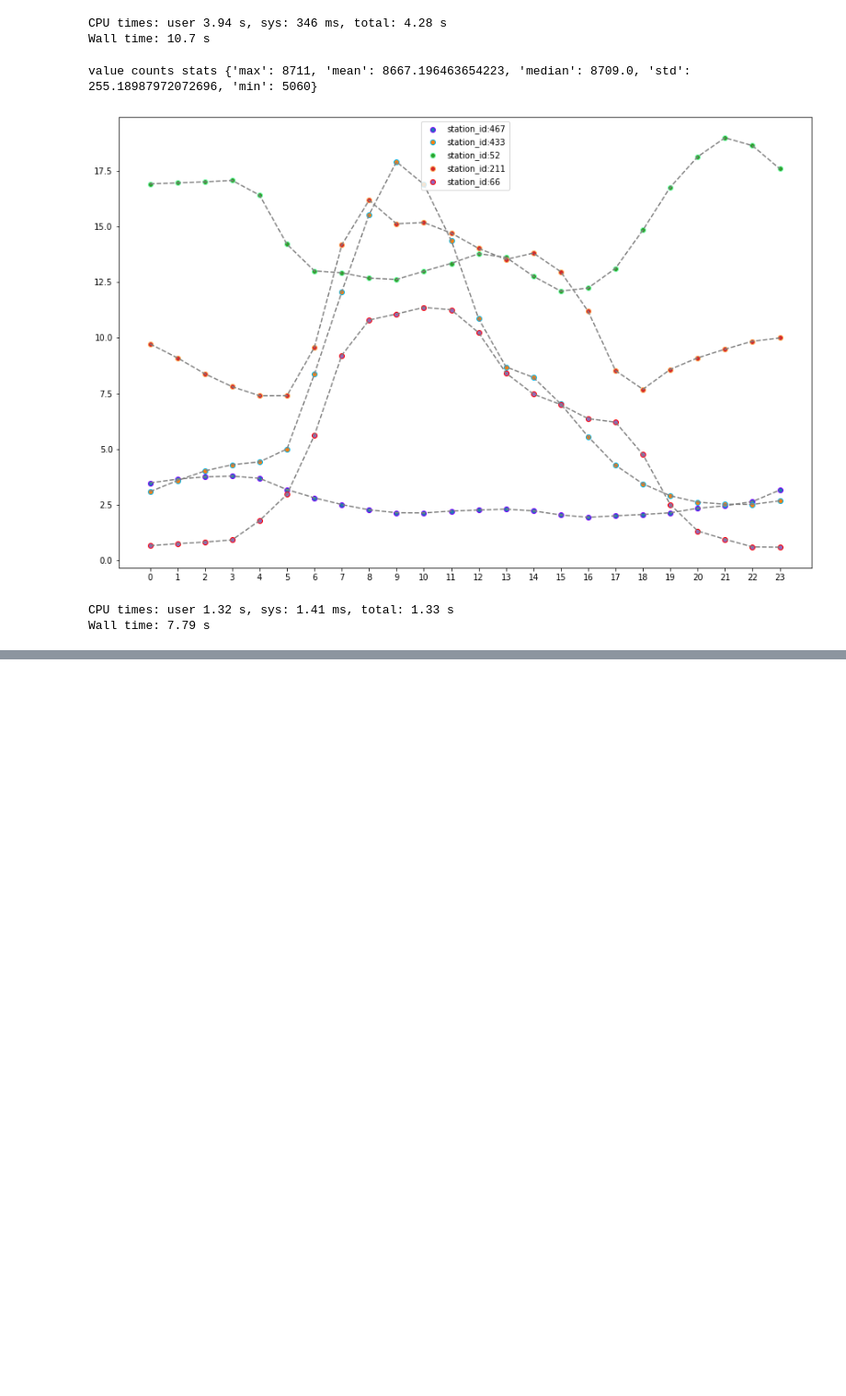
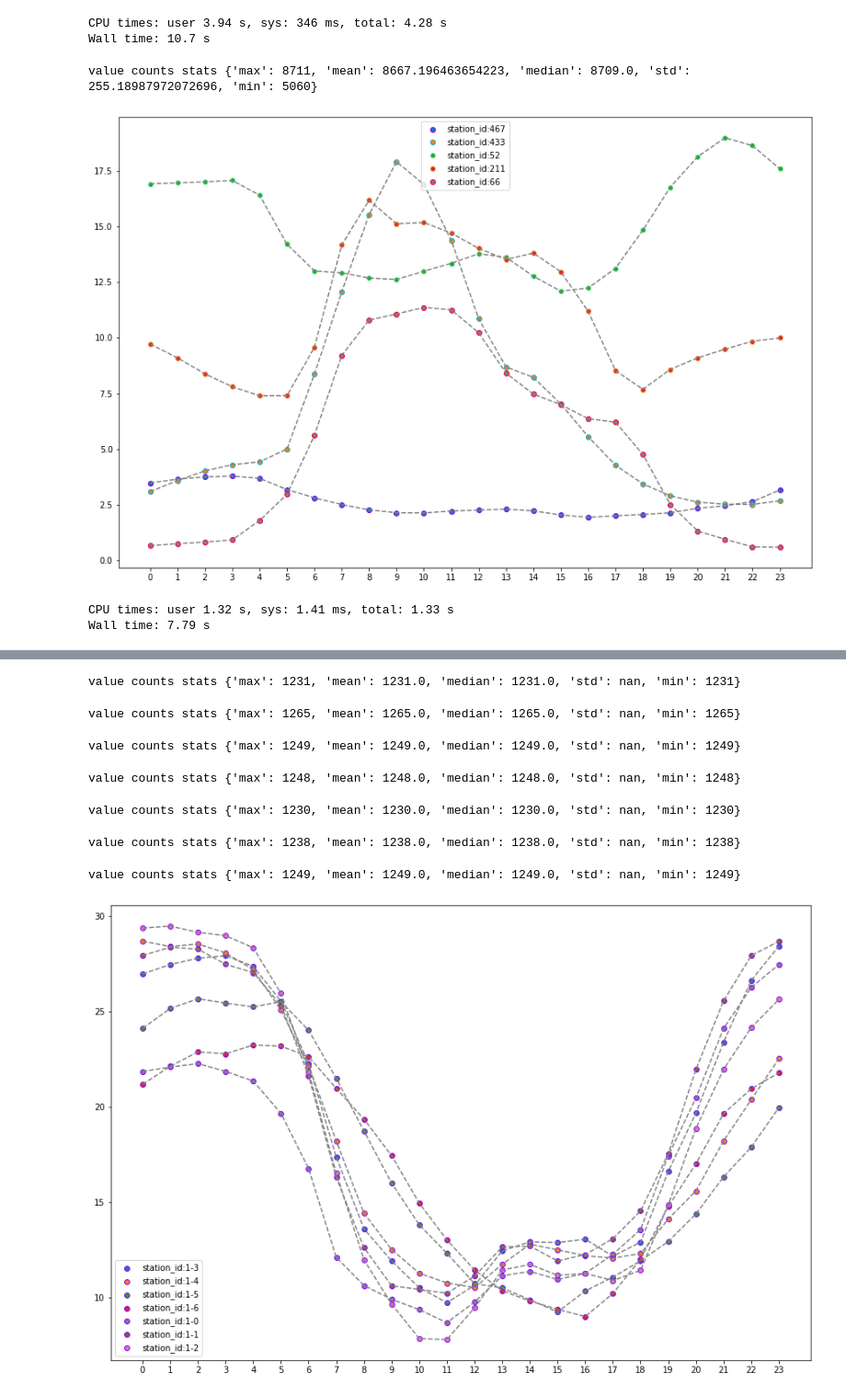
Before and after one commit to or1ol/CaptstoneProject, a Jupyter notebook: 2021_code/ScriptDataExploring.ipynb, the cells around one changed output, grey strips where cells are left out. Shown at 92% size. Saved outputs shown, nothing was run; the diff lists cells and outputs as text; code cells hidden in the pictures; blank space fills up the shorter version.

```diff
--- a/2021_code/ScriptDataExploring.ipynb
+++ b/2021_code/ScriptDataExploring.ipynb
@@ -76,7 +76,8 @@ def scatter_columns(
     xticks:np.ndarray=np.ndarray((0,0)),
     yticks:np.ndarray=np.ndarray((0,0)),
     figsize:tuple=(20,25),
-    count:int=5
+    count:int=5,
+    label:str=None
 ) -> None:
 
     assert col_x != ''
@@ -100,6 +101,8 @@ def scatter_columns(
 
     colors = mpl.cm.rainbow(np.linspace(0, 1, len(keys)))
 
+    label = f'-{label}' if label else ''
+
     for i, value in enumerate(tqdm(keys)):
 
         computed = df[df[col_z] == value].groupby([col_x])[col_y].mean().reset_index().compute().sort_values(by=col_x)
@@ -107,7 +110,7 @@ def scatter_columns(
         x = get_column(computed, col_x)
         y = get_column(computed, col_y)
 
-        plt.scatter(x, y, linewidths=True, label=f'{col_z}:{value}', edgecolors=colors[i])
+        plt.scatter(x, y, linewidths=True, label=f'{col_z}:{value}{label}', edgecolors=colors[i])
         plt.plot(x, y, linestyle='dashed', color='gray')
 
     if xticks.any():
@@ -117,7 +120,7 @@ def scatter_columns(
         plt.yticks(yticks)
 
     plt.legend() # keys.astype(np.int)
-    plt.show()
+    #plt.show()
 
 # code to save checkpoint
 
@@ -540,0 +548,32 @@ Wall time: 9.22 s
+# %%
+%%time
+
+station_of_interest = 1
+
+for dayaofweek in uniques['dayofweek_last_updated_date']:
+
+    data_of_interest = data[2021][(data[2021].dayofweek_last_updated_date == dayaofweek) & (data[2021].station_id == station_of_interest)]
+
+    scatter_columns(
+        data_of_interest,
+        'hour_last_updated_date',
+        'num_bikes_available',
+        'station_id',
+        tail=False,
+        xticks=np.asarray(uniques['hour_last_updated_date']),
+        figsize=(15,10),
+        count=1,
+        label=f'{dayaofweek}'
+    )
+
+#plt.legend(uniques['dayofweek_last_updated_date']) # keys.astype(np.int)
+plt.show()
+# %% [output]
+value counts stats {'max': 1231, 'mean': 1231.0, 'median': 1231.0, 'std': nan, 'min': 1231}
+value counts stats {'max': 1265, 'mean': 1265.0, 'median': 1265.0, 'std': nan, 'min': 1265}
+value counts stats {'max': 1249, 'mean': 1249.0, 'median': 1249.0, 'std': nan, 'min': 1249}
+value counts stats {'max': 1248, 'mean': 1248.0, 'median': 1248.0, 'std': nan, 'min': 1248}
+value counts stats {'max': 1230, 'mean': 1230.0, 'median': 1230.0, 'std': nan, 'min': 1230}
+value counts stats {'max': 1238, 'mean': 1238.0, 'median': 1238.0, 'std': nan, 'min': 1238}
+value counts stats {'max': 1249, 'mean': 1249.0, 'median': 1249.0, 'std': nan, 'min': 1249}
+[figure, added]
```
Also changed, not shown: parts of 4 cells of this notebook, 1 other file.
